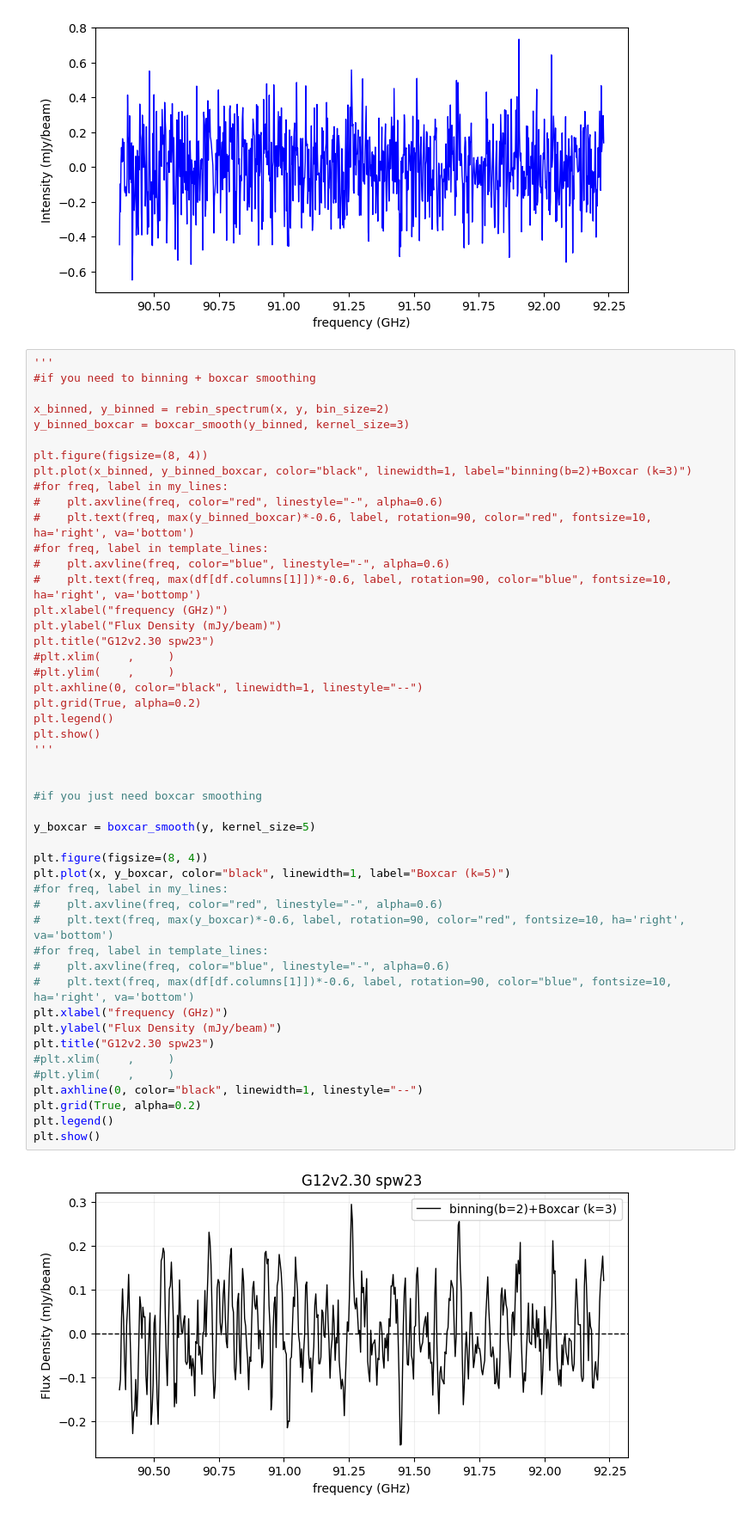
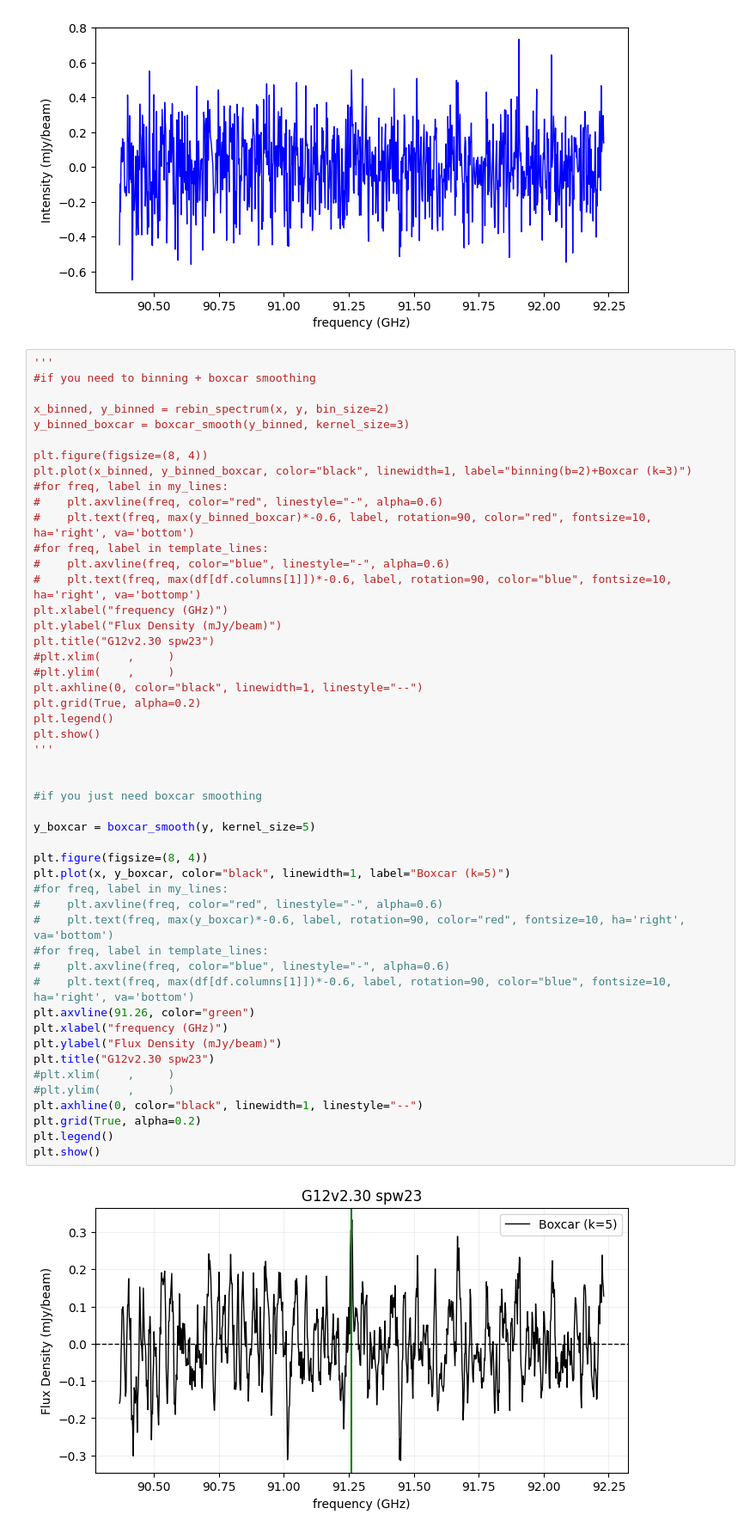
Before and after one commit to 000RF/2025-summer, a Jupyter notebook: G12v2.30/上/spw23.ipynb, the cells around one changed output. Shown at 86% size. Drawn from its saved outputs; the diff is of its cells as text.

```diff
--- a/G12v2.30/上/spw23.ipynb
+++ b/G12v2.30/上/spw23.ipynb
@@ -74,31 +74,32 @@ plt.title("G12v2.30 spw23")
 #plt.ylim(    ,     )
 plt.axhline(0, color="black", linewidth=1, linestyle="--")
 plt.grid(True, alpha=0.2)
 plt.legend()
 plt.show()
 '''
 
 
 #if you just need boxcar smoothing
 
 y_boxcar = boxcar_smooth(y, kernel_size=5)
 
 plt.figure(figsize=(8, 4))
 plt.plot(x, y_boxcar, color="black", linewidth=1, label="Boxcar (k=5)")
 #for freq, label in my_lines:
 #    plt.axvline(freq, color="red", linestyle="-", alpha=0.6)
 #    plt.text(freq, max(y_boxcar)*-0.6, label, rotation=90, color="red", fontsize=10, ha='right', va='bottom')
 #for freq, label in template_lines:
 #    plt.axvline(freq, color="blue", linestyle="-", alpha=0.6)
 #    plt.text(freq, max(df[df.columns[1]])*-0.6, label, rotation=90, color="blue", fontsize=10, ha='right', va='bottom')
+plt.axvline(91.26, color="green")
 plt.xlabel("frequency (GHz)")
 plt.ylabel("Flux Density (mJy/beam)")
 plt.title("G12v2.30 spw23")
 #plt.xlim(    ,     )
 #plt.ylim(    ,     )
 plt.axhline(0, color="black", linewidth=1, linestyle="--")
 plt.grid(True, alpha=0.2)
 plt.legend()
 plt.show()
 # %% [output]
-[figure, old version]
+[figure, new version]
```
Also changed, not shown: parts of 1 cell of this notebook, 15 other files.
